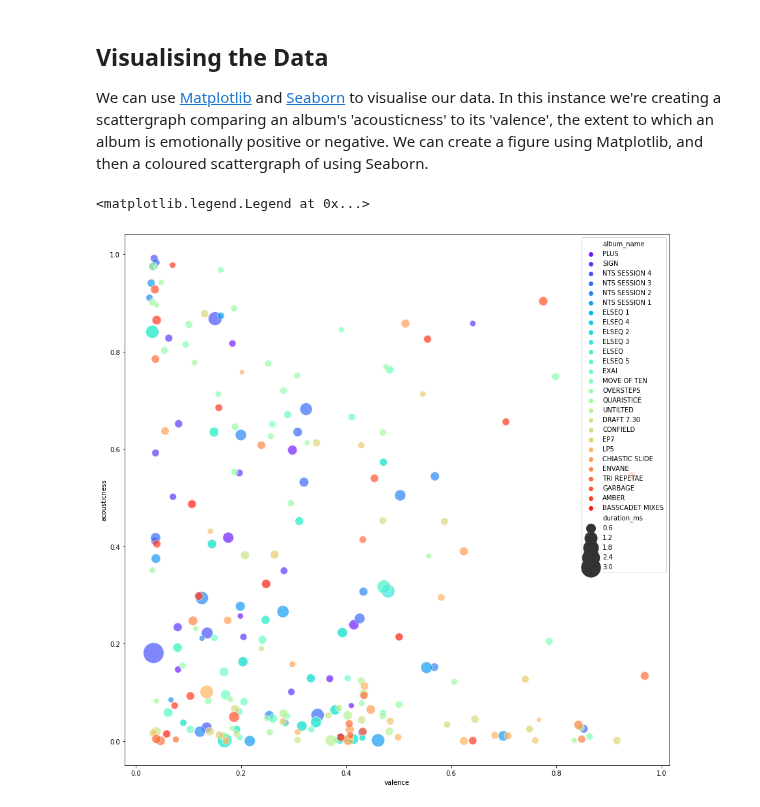
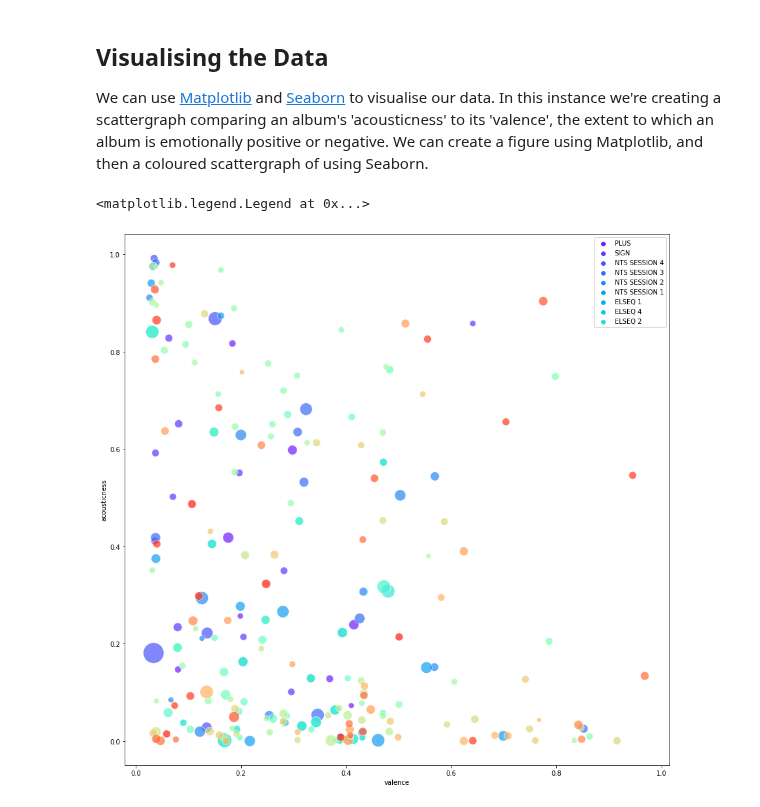
Before and after one commit to mj-crabtree/exploring-spotify, a Jupyter notebook: exploring-spotify.ipynb, the cells around one changed output. Drawn from its saved outputs; the diff is of its cells as text; code cells hidden in the pictures.

```diff
--- a/exploring-spotify.ipynb
+++ b/exploring-spotify.ipynb
@@ -170,0 +140,10 @@ Basscadet Mixes  -  1994
+# %%
+# opening the json for reading
+f = open('artist_data.json', 'r')
+
+# turning the json object into a var we can keep using instead of hitting the endpoint
+artist_response = json.load(f)
+
+# and proving we can interact with it all the same
+for album in artist_response['items']:
+    print(album['name'])
@@ -230,17 +242,17 @@ We can use [Matplotlib](https://matplotlib.org/) and [Seaborn](https://seaborn.p
 # %%
 %matplotlib inline
 import matplotlib.pyplot as plt
 import seaborn as sns
 
 # creating the figure
 plt.figure(figsize=(15,15))
 
 # defining the x and y axes
 axes = sns.scatterplot(data=df, x='valence', y='acousticness', hue='album_name', palette='rainbow', size='duration_ms', sizes=(50, 1000), alpha=0.7)
 
 # defining the legend so we can identify albums in the graph
 h, labs = axes.get_legend_handles_labels()
-axes.legend(h, labs, loc='best', title=None)
+axes.legend(h[1:10], labs[1:10], loc='best', title=None)
 # %% [output]
 <matplotlib.legend.Legend at 0x...>
-[figure, old version]
+[figure, new version]
```
Also changed, not shown: parts of 12 cells of this notebook, 2 other files.
